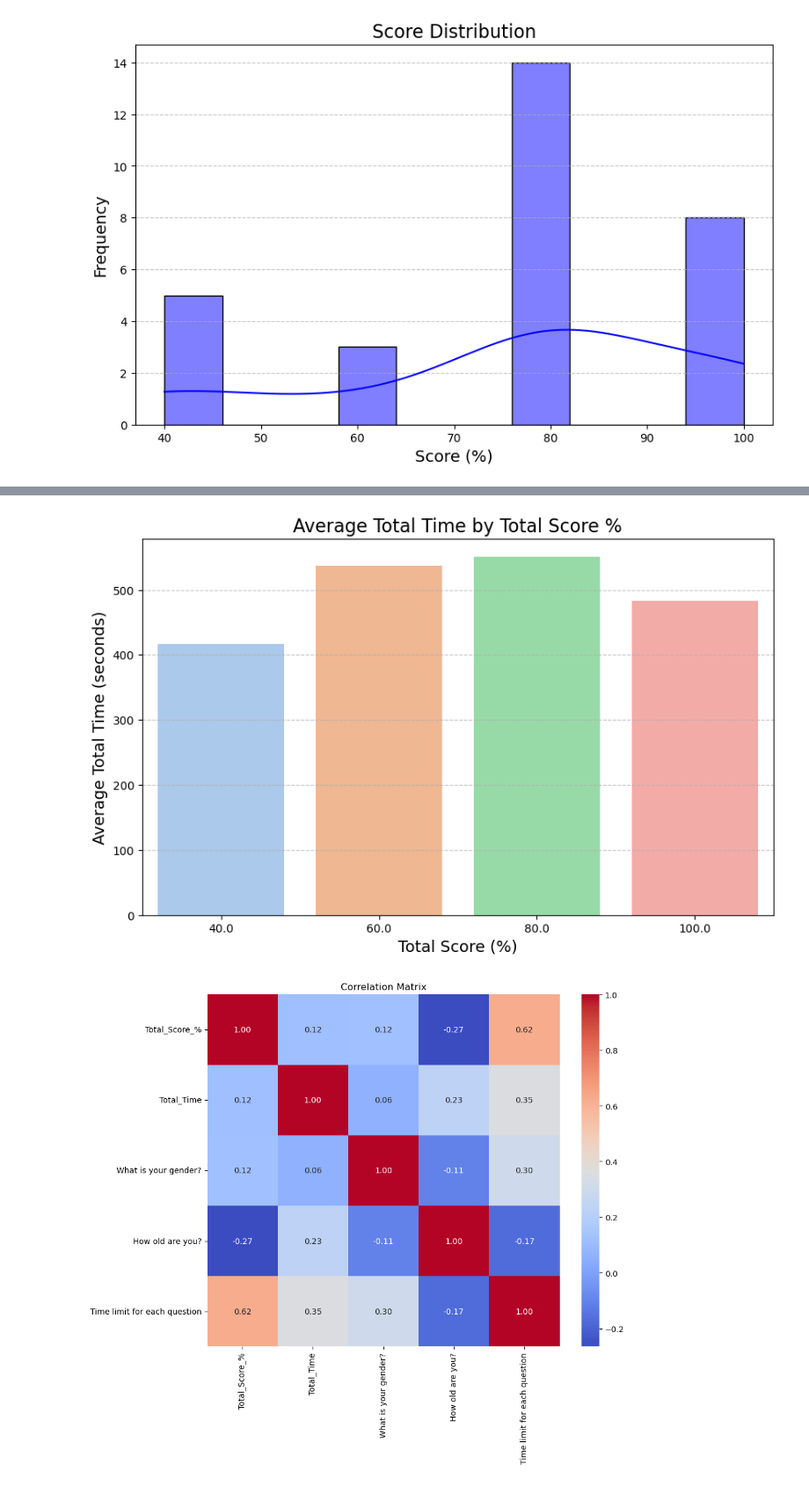
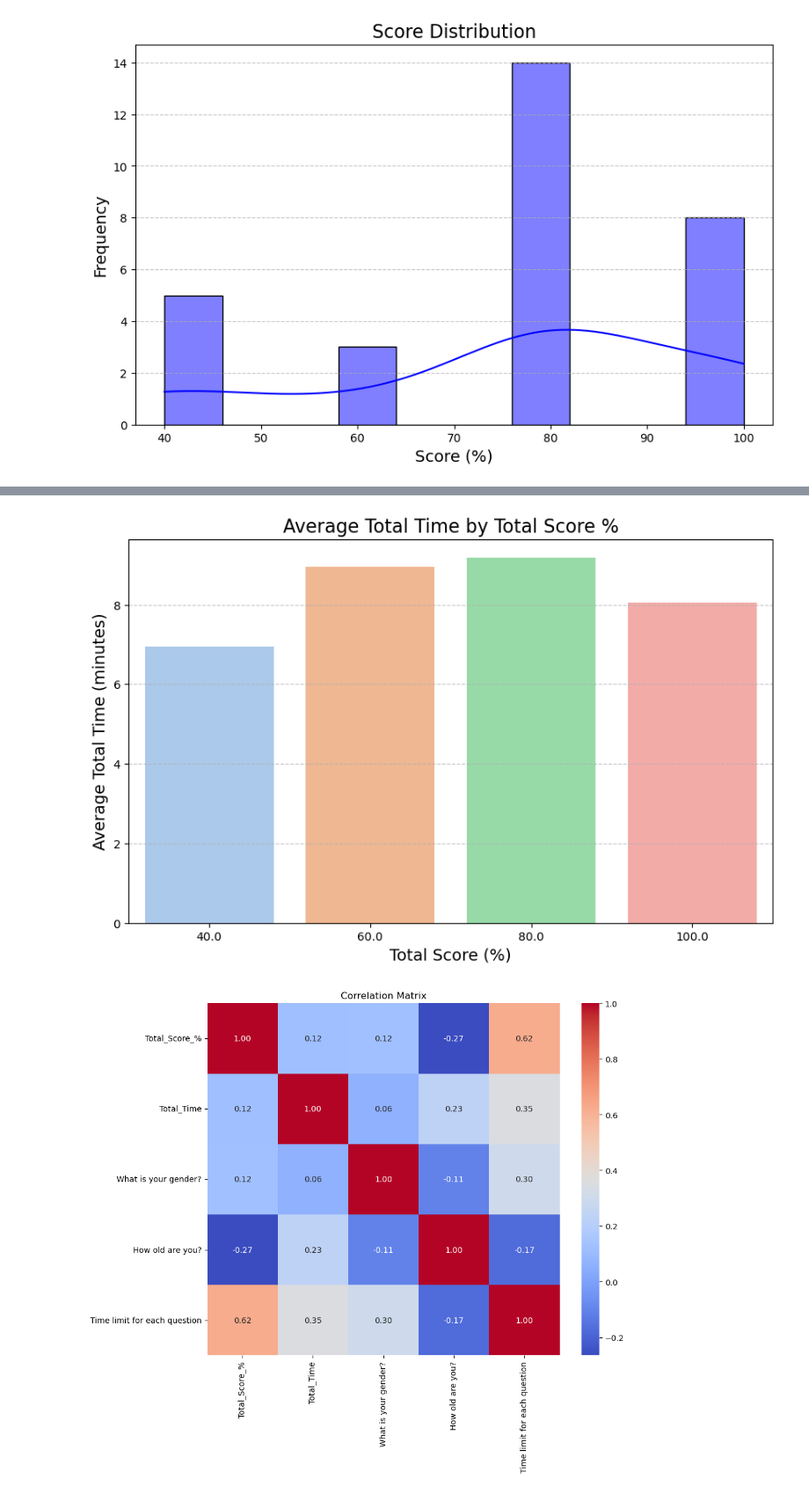
Before and after one commit to ClairNorah/ExperimentInCognitiveScience, a Jupyter notebook: analysis.ipynb, the cells around one changed output, grey strips where cells are left out. Shown at 88% size. Saved outputs shown, nothing was run; the diff lists cells and outputs as text; code cells hidden in the pictures.

Commit message:
Total time to minutes for one plot

```diff
--- a/analysis.ipynb
+++ b/analysis.ipynb
@@ -126,13 +128,21 @@ plt.show()
+# %%
+# Convert the time columns to seconds and sum them
+def time_to_minutes(seconds):
+    return seconds / 60
+
+data['Total_Time_Minutes'] = time_to_minutes(data['Total_Time'])
+
+data_cleaned = data.dropna(subset=['Total_Time_Minutes', 'Total_Score_%'])
 # %%
 plt.figure(figsize=(10, 6))
-sns.barplot(x='Total_Score_%', y='Total_Time', data=data_cleaned, ci=None, palette='pastel')
+sns.barplot(x='Total_Score_%', y='Total_Time_Minutes', data=data_cleaned, ci=None, palette='pastel')
 plt.title('Average Total Time by Total Score %', fontsize=16)
 plt.xlabel('Total Score (%)', fontsize=14)
-plt.ylabel('Average Total Time (seconds)', fontsize=14)
+plt.ylabel('Average Total Time (minutes)', fontsize=14)
 plt.grid(axis='y', linestyle='--', alpha=0.7)
 plt.show()
 # %% [output]
-[figure, old version]
+[figure, new version]
 # %%
 # Extract the relevant columns for the correlation matrix
 correlation_columns_reuploaded = [
```
Also changed, not shown: parts of 3 cells of this notebook, 1 other file.
